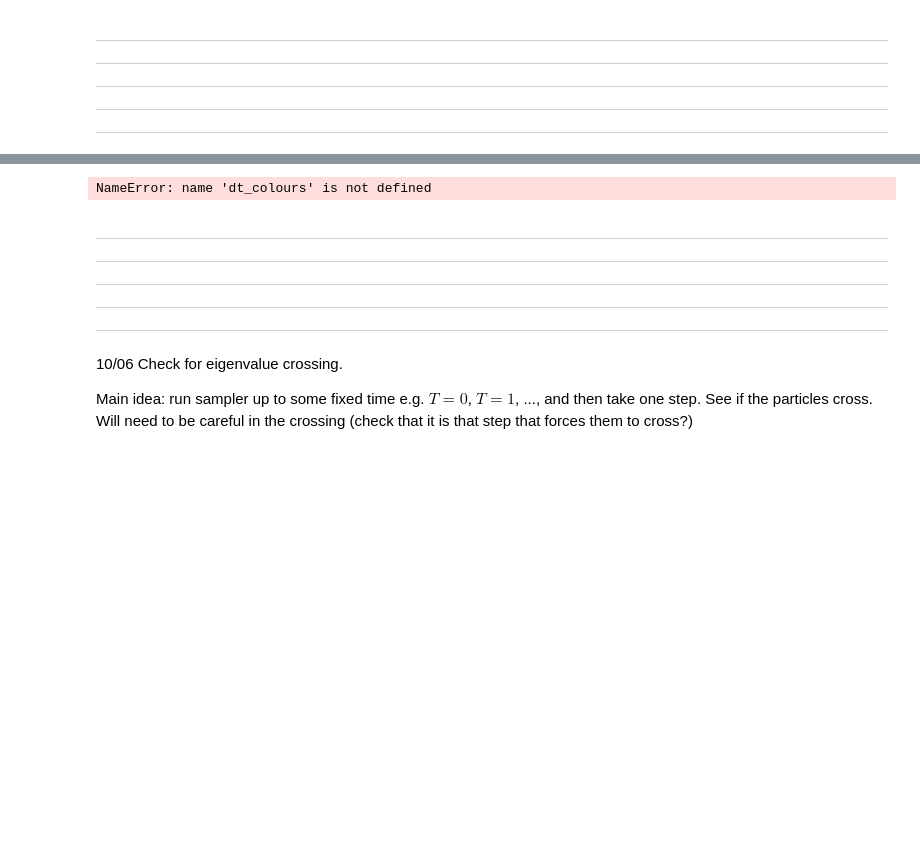
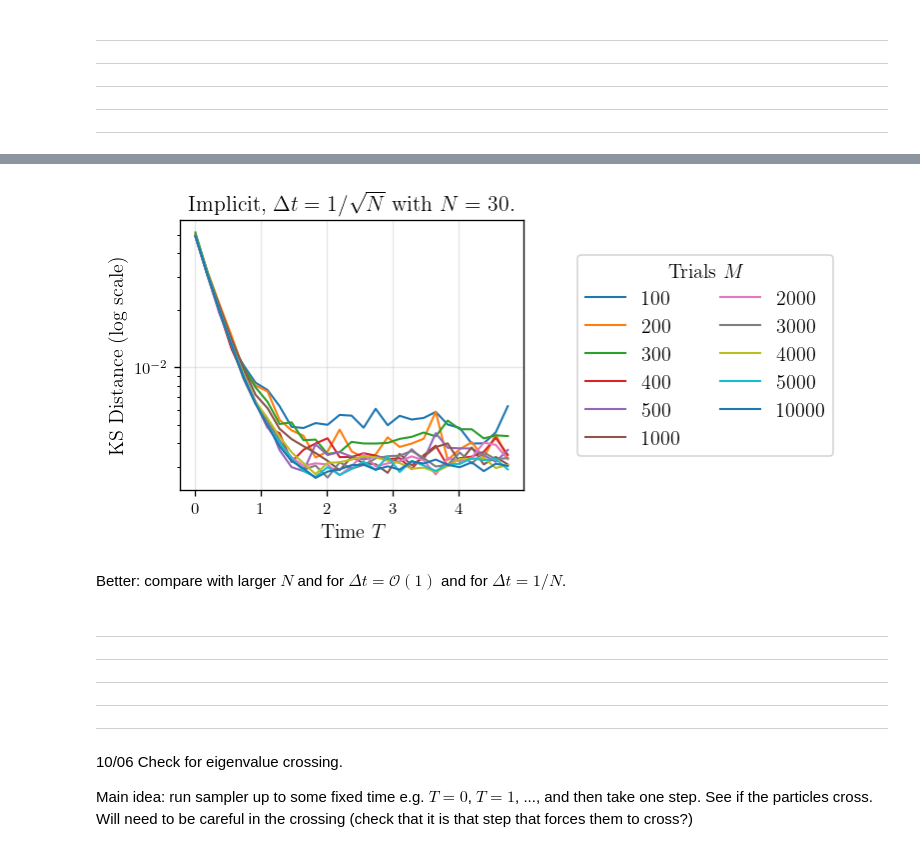
Before and after one commit to fredwdickinson/dissertation, a Jupyter notebook: code/main.ipynb, the cells around one changed output, grey strips where cells are left out. Saved outputs shown, nothing was run; the diff lists cells and outputs as text; code cells hidden in the pictures; blank space fills up the shorter version.

```diff
--- a/code/main.ipynb
+++ b/code/main.ipynb
@@ -365,11 +284,0 @@ plt.show()
-# %%
-payload = {}
-for (M, dt_choice, method), data in mc_error_results.items():
-    prefix = f"M{M}-dt{dt_choice}-{method}"
-    payload[f"{prefix}_times"] = data["times"]
-    payload[f"{prefix}_distances"] = data["distances"]
-    payload[f"{prefix}_particles"] = data["particles"]
-    payload["N"] = [30]
-    payload["T"] = [5.0]
-
-np.savez_compressed("data/mc_error-investigation-2.npz", **payload)
@@ -395,24 +306,31 @@ for key in loaded_data.files:
 N = loaded_data["N"][0]
 T = loaded_data["T"][0]
 # %%
-M_colours = dt_colours
+fig, axes = plt.subplots(1, 2)
+ax, ax2 = axes
 
-fig, axes = plt.subplots(figsize = (4, 3))
-axes = [axes]
+# NOTE should clean this up so can just reload data.
 fixed_method = "implicit"
+M_range = [100, 200, 300, 400, 500, 1000, 2000, 3000, 4000, 5000, 10000]
 
-for ax, dt_choice in zip(axes, dt_choices):
-    for j, M in enumerate(M_range):
-        key = (M, dt_choice, method)
-        data = mc_error_results[key]
-        ax.plot(data["times"], np.log10(data["distances"]), label = M, color = M_colours[j], lw = 1)
+for j, M in enumerate(M_range):
+    key = (M, dt_choice, method)
+    data = mc_error_results[key]
+    ax.plot(data["times"], data["distances"], label=M)
 
-    ax.set_xlabel(r"Time $T$")
-    ax.set_title(f"Step Size {dt_choice}")
-    ax.grid(True, alpha = 0.3)
+ax.set_xlabel(r"Time $T$")
+ax.set_title(r"Implicit, $\Delta t = 1/\sqrt{N}$ with $N = 30$.")
+ax.grid(True, alpha = 0.3)
+ax.set_ylabel("KS Distance (log scale)")
+ax.set_yscale("log")
 
-axes[0].set_ylabel("KS Distance (log scale)")
+handles, labels = ax.get_legend_handles_labels()
+ax2.legend(handles, labels, title = "Trials $M$", loc = "center", fontsize = 12, ncols = 2)
+ax2.axis("off")
 
+plt.savefig("figures/old-mc-error-implicit-N30-OrootN.pdf", format = "pdf")
 plt.show()
 # %% [output]
-NameError: name 'dt_colours' is not defined
+[figure, added]
+# %% [markdown]
+Better: compare with larger $N$ and for $\Delta t = \mathcal{O}(1)$ and for $\Delta t = 1/N$.
```
Also changed, not shown: parts of 26 cells of this notebook, 2 other files.
